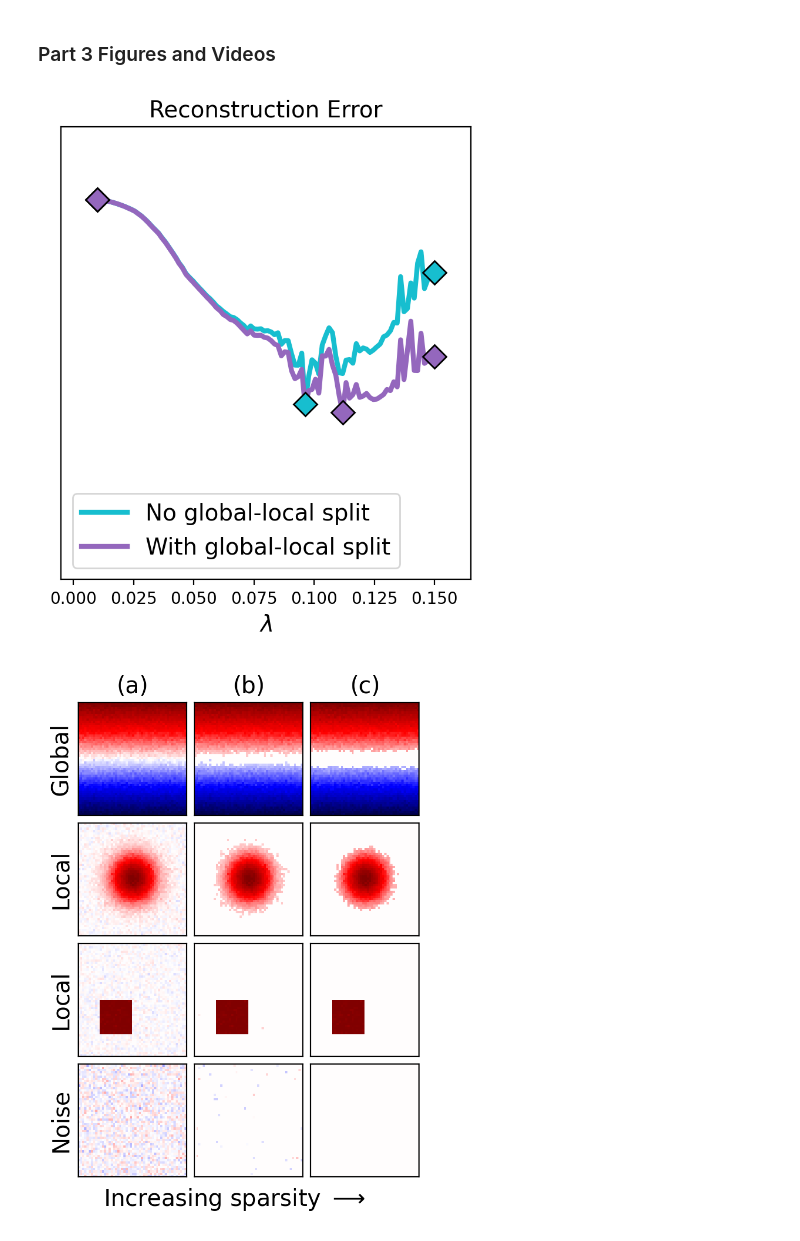
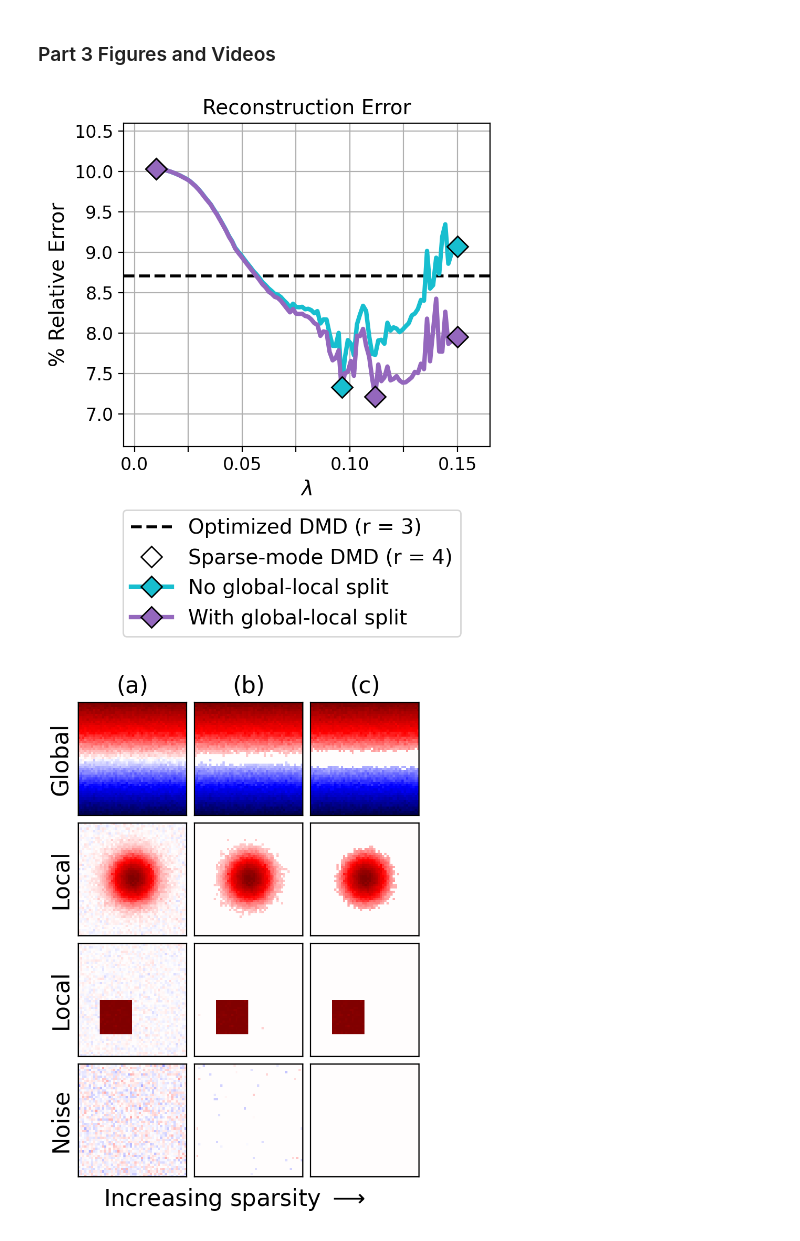
Before and after one commit to sichinaga/sparse_mode_dmd, a Jupyter notebook: Example1-ToyData.ipynb, the cells around one changed output. Drawn from its saved outputs; the diff is of its cells as text; code cells hidden in the pictures.

Commit message:
Final figure updates

```diff
--- a/Example1-ToyData.ipynb
+++ b/Example1-ToyData.ipynb
@@ -403,6 +400,10 @@ for i, _lambda in tqdm(enumerate(lambda_vals)):
     ).fit(X, t)
     errors_gl[i] = error(optdmd_gl.reconstructed_data, X_clean)
     all_modes_gl.append(optdmd_gl.modes.dot(np.diag(optdmd_gl.amplitudes)))
+
+# Compare against optimized DMD error:
+optdmd = BOPDMD(svd_rank=3).fit(X, t)
+optdmd_error = error(optdmd.reconstructed_data, X_clean)
 # %% [markdown]
 ### Part 3 Figures and Videos
 # %%
@@ -410,52 +411,65 @@ record_idx = [0, np.argmin(errors), len(lambda_vals) - 1]
 record_idx_gl = [0, np.argmin(errors_gl), len(lambda_vals) - 1]
 
 # (1) Plot error.
-plt.figure(figsize=(4.5, 5), dpi=200)
-plt.plot(lambda_vals, errors, c="tab:cyan", lw=3, label="No global-local split")
-plt.plot(lambda_vals, errors_gl, c="tab:purple", lw=3, label="With global-local split")
+plt.figure(figsize=(4.5, 4), dpi=200)
+plt.axhline(y=100 * optdmd_error, ls="--", c="k", lw=2, label="Optimized DMD (r = 3)")
+plt.plot(lambda_vals, 100 * errors, c="tab:cyan", lw=3)
+plt.plot(lambda_vals, 100 * errors_gl, c="tab:purple", lw=3)
 
 for idx in record_idx:
-    plt.plot(lambda_vals[idx], errors[idx], "D", mec="k", mfc="tab:cyan", ms=10)
+    plt.plot(lambda_vals[idx], 100 * errors[idx], "D", mec="k", mfc="tab:cyan", ms=10)
 
 for idx in record_idx_gl:
-    plt.plot(lambda_vals[idx], errors_gl[idx], "D", mec="k", mfc="tab:purple", ms=10)
+    plt.plot(lambda_vals[idx], 100 * errors_gl[idx], "D", mec="k", mfc="tab:purple", ms=10)
+
+# Empty plots for the legend:
+plt.plot([], [], "-D", mec="k", ms=10, lw=3, c="white", label="Sparse-mode DMD (r = 4)")
+plt.plot([], [], "-D", mec="k", ms=10, lw=3, c="tab:cyan", label="No global-local split")
+plt.plot([], [], "-D", mec="k", ms=10, lw=3, c="tab:purple", label="With global-local split")
 
 plt.title("Reconstruction Error", fontsize=14)
+plt.ylabel("% Relative Error", fontsize=14)
 plt.xlabel("$\lambda$", fontsize=14)
-plt.legend(loc="lower left", fontsize=14)
+plt.legend(loc="lower left", fontsize=14, bbox_to_anchor=(-0.03, -0.62))
 plt.xlim([lambda_vals.min() - 0.015, lambda_vals.max() + 0.015])
-plt.ylim([0.05, 0.11])
-plt.yticks([])
+plt.xticks(
+    np.arange(0, 0.175, 0.025),
+    labels=["0.0", "", "0.05", "", "0.10", "", "0.15"],
+    fontsize=12,
+)
+plt.yticks(fontsize=12)
+plt.ylim([6.6, 10.6])
+plt.grid()
 plt.show()
 
 # (2) Plot modes without global-local:
 plot_titles = ["(a)", "(b)", "(c)"]
 plot_titles_gl = ["(a)", "(b*)", "(c*)"]
 plot_labels = ["Global", "Local", "Local", "Noise"]
 
 for k in range(2):
     record_idx_k = [record_idx, record_idx_gl][k]
     all_modes_k = [all_modes, all_modes_gl][k]
     plot_titles_k = [plot_titles, plot_titles_gl][k]
 
     fig = plt.figure(figsize=(3.5, 5), dpi=200)
     for i, idx in enumerate(record_idx_k):
         mode_set = all_modes_k[idx]
         for j, mode_idx in enumerate([0, 3, 2, 1]):
             mode = mode_set[:, mode_idx]
             plt.subplot(mode_set.shape[1], len(record_idx), len(record_idx) * j + i + 1)
             plt.pcolor(mode.reshape(ny, nx).real, vmax=1, vmin=-1, cmap="seismic")
             plt.xticks([])
             plt.yticks([])
             if j == 0:
                 plt.title(plot_titles_k[i], fontsize=15)
             if i == 0:
                 plt.ylabel(plot_labels[j], fontsize=15)
 
     fig.supxlabel("Increasing sparsity $\longrightarrow$", fontsize=15)
     plt.tight_layout(pad=0.5)
     plt.show()
 # %% [output]
-[figure, old version]
+[figure, new version]
 [figure]
 [figure]
```
Also changed, not shown: parts of 1 cell of this notebook, 3 other files.
